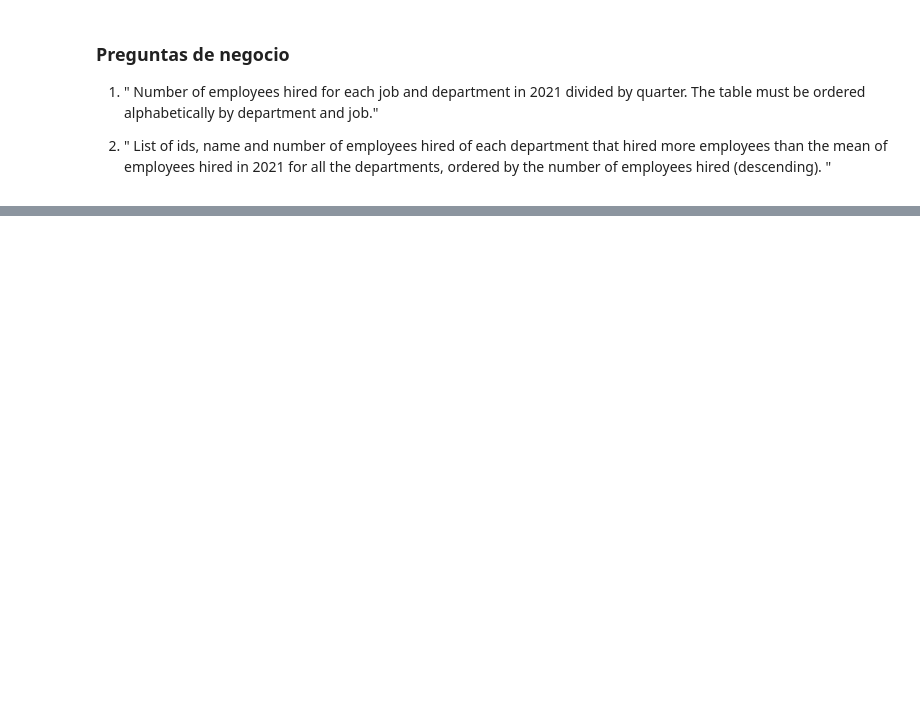
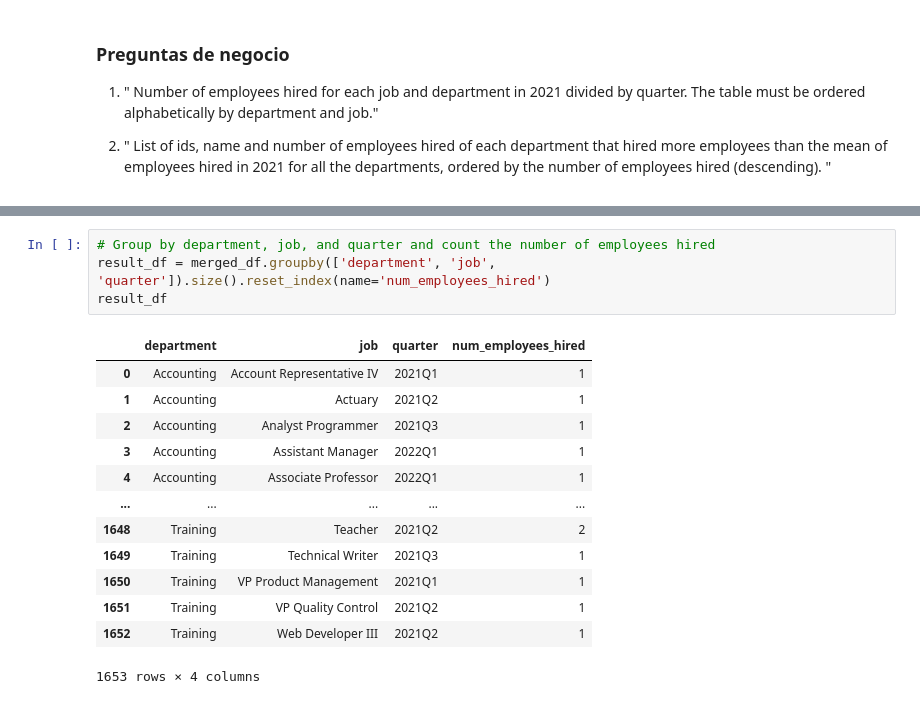
Before and after one commit to Alejandro-sin/Data_App, a Jupyter notebook: app/pipe/preprocess.ipynb, the cells around one changed output, grey strips where cells are left out. Drawn from its saved outputs; the diff is of its cells as text; blank space fills up the shorter version.

```diff
--- a/app/pipe/preprocess.ipynb
+++ b/app/pipe/preprocess.ipynb
@@ -79,0 +169,18 @@ grouped_df_sorted
+# %%
+# Group by department, job, and quarter and count the number of employees hired
+result_df = merged_df.groupby(['department', 'job', 'quarter']).size().reset_index(name='num_employees_hired')
+result_df
+# %% [output]
+|  | department | job | quarter | num_employees_hired |
+| 0 | Accounting | Account Representative IV | 2021Q1 | 1 |
+| 1 | Accounting | Actuary | 2021Q2 | 1 |
+| 2 | Accounting | Analyst Programmer | 2021Q3 | 1 |
+| 3 | Accounting | Assistant Manager | 2022Q1 | 1 |
+| 4 | Accounting | Associate Professor | 2022Q1 | 1 |
+| ... | ... | ... | ... | ... |
+| 1648 | Training | Teacher | 2021Q2 | 2 |
+| 1649 | Training | Technical Writer | 2021Q3 | 1 |
+| 1650 | Training | VP Product Management | 2021Q1 | 1 |
+| 1651 | Training | VP Quality Control | 2021Q2 | 1 |
+| 1652 | Training | Web Developer III | 2021Q2 | 1 |
+1653 rows × 4 columns
```
Also changed, not shown: parts of 11 cells of this notebook, 8 other files.
